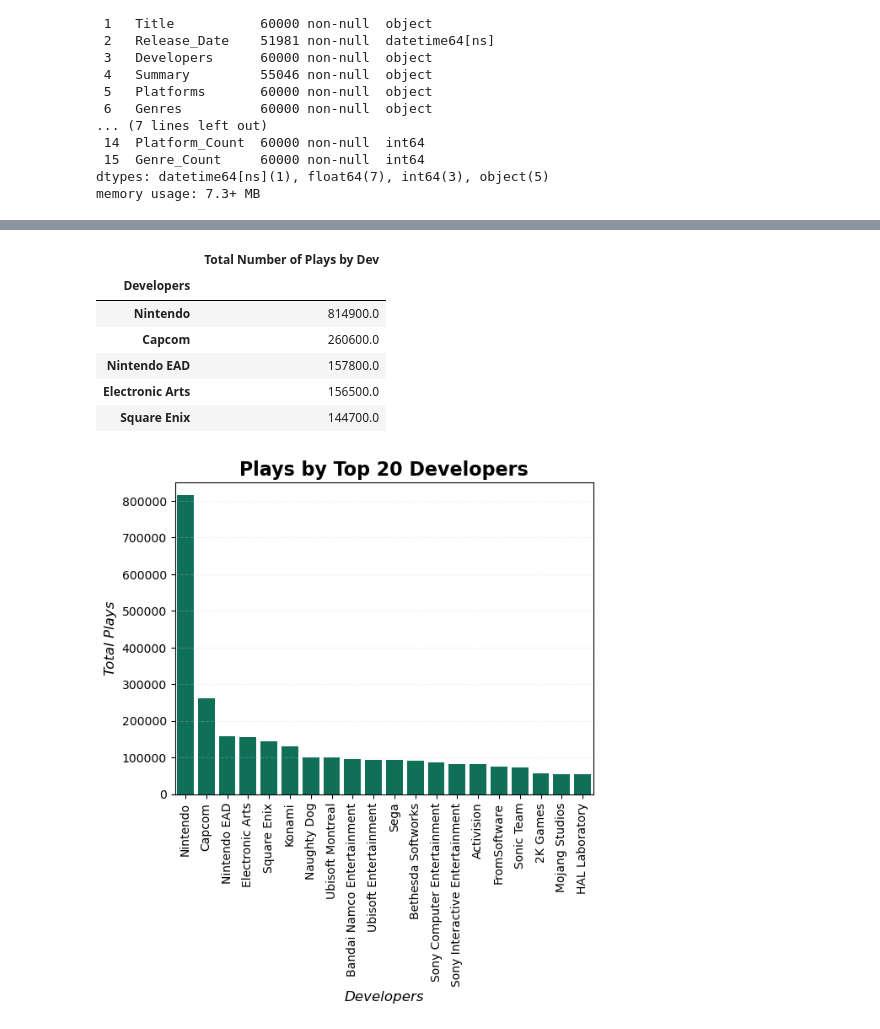
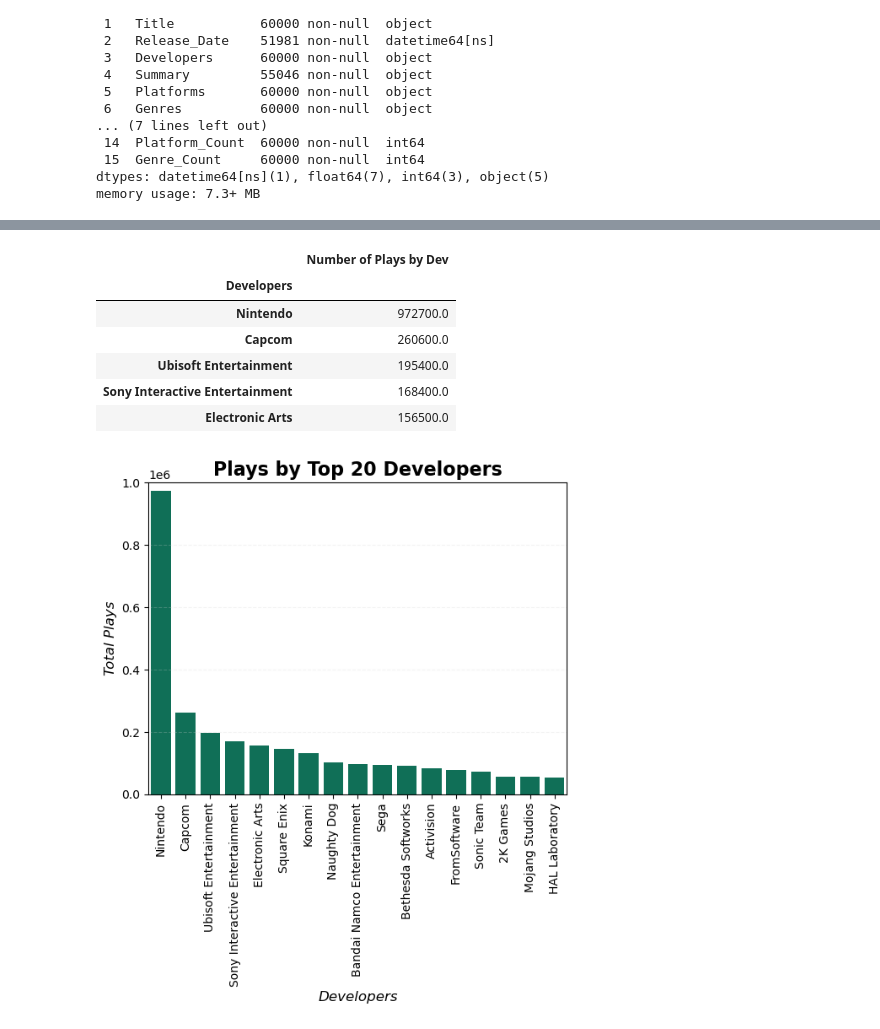
Before and after one commit to MasonNDeJesus/project_1_group_09, a Jupyter notebook: Nick_project_work/data_cleaning.ipynb, the cells around one changed output, grey strips where cells are left out. Drawn from its saved outputs; the diff is of its cells as text; code cells hidden in the pictures.

Commit message:
Changes for Presentation
Couple tables changed

```diff
--- a/Nick_project_work/data_cleaning.ipynb
+++ b/Nick_project_work/data_cleaning.ipynb
@@ -265,6 +265,8 @@ Data columns (total 16 columns):
  15  Genre_Count     60000 non-null  int64
 dtypes: datetime64[ns](1), float64(7), int64(3), object(5)
 memory usage: 7.3+ MB
+# %%
+game_df['Developers'] = game_df['Developers'].replace({"Nintendo EAD": "Nintendo"}).replace({"Ubisoft Montreal":"Ubisoft Entertainment"}).replace({"Sony Computer Entertainment": "Sony Interactive Entertainment"})
 # %%
 # Add next cell to data cleaning area
 # %%
@@ -348,43 +351,43 @@ top_20_by_plays.reset_index('Developers')
 # %%
 # Mini Leaderboard for presentation Question # 1 part A
 mask1a = {
-    "Total Number of Plays by Dev": dev_sum_plays
+    "Number of Plays by Dev": dev_sum_plays
 }
 
 mask1a = pd.DataFrame(mask1a)
-mask1a.sort_values(by="Total Number of Plays by Dev", ascending=False).head()
+mask1a.sort_values(by="Number of Plays by Dev", ascending=False).head()
 # %% [output]
-|  | Total Number of Plays by Dev |
+|  | Number of Plays by Dev |
 | Developers |  |
-| Nintendo | 814900.0 |
+| Nintendo | 972700.0 |
 | Capcom | 260600.0 |
-| Nintendo EAD | 157800.0 |
+| Ubisoft Entertainment | 195400.0 |
+| Sony Interactive Entertainment | 168400.0 |
 | Electronic Arts | 156500.0 |
-| Square Enix | 144700.0 |
 # %%
 # Basic Bars of Developers by Sum of Plays
 # https://seaborn.pydata.org/examples/part_whole_bars.html
 
 
 # Dataset
 top_20_by_plays =db[db['Total Number of Plays by Dev'] >= 54100]
 
 sns.barplot(x=top_20_by_plays.index, y='Total Number of Plays by Dev', data=top_20_by_plays, color='#007f5f')
 
 # customizations
 plt.xlabel("Developers", fontstyle="italic", fontsize=12)
 plt.ylabel("Total Plays", fontstyle="italic", fontsize=12)
 plt.title("Plays by Top 20 Developers", fontsize=16, fontweight="bold")
-plt.ylim(0, 850000)
+plt.ylim(0, 1000000)
 plt.xticks(rotation=90)
 
 
 plt.grid(color="lightgrey", axis="y", linestyle="--", alpha=0.25)
 
 # show
 plt.show()
 # %% [output]
-[figure, old version]
+[figure, new version]
 # %%
 db = dev_summary_data.sort_values(by='Number of Titles by Dev', ascending=False)
 
```
Also changed, not shown: parts of 16 cells of this notebook.
